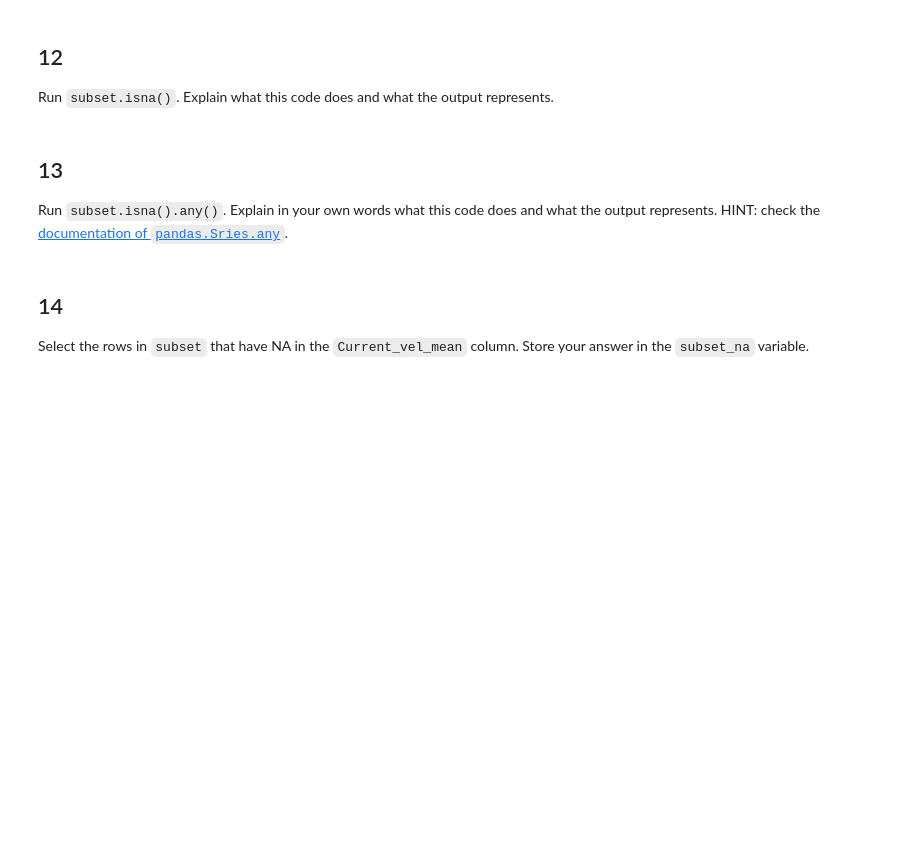
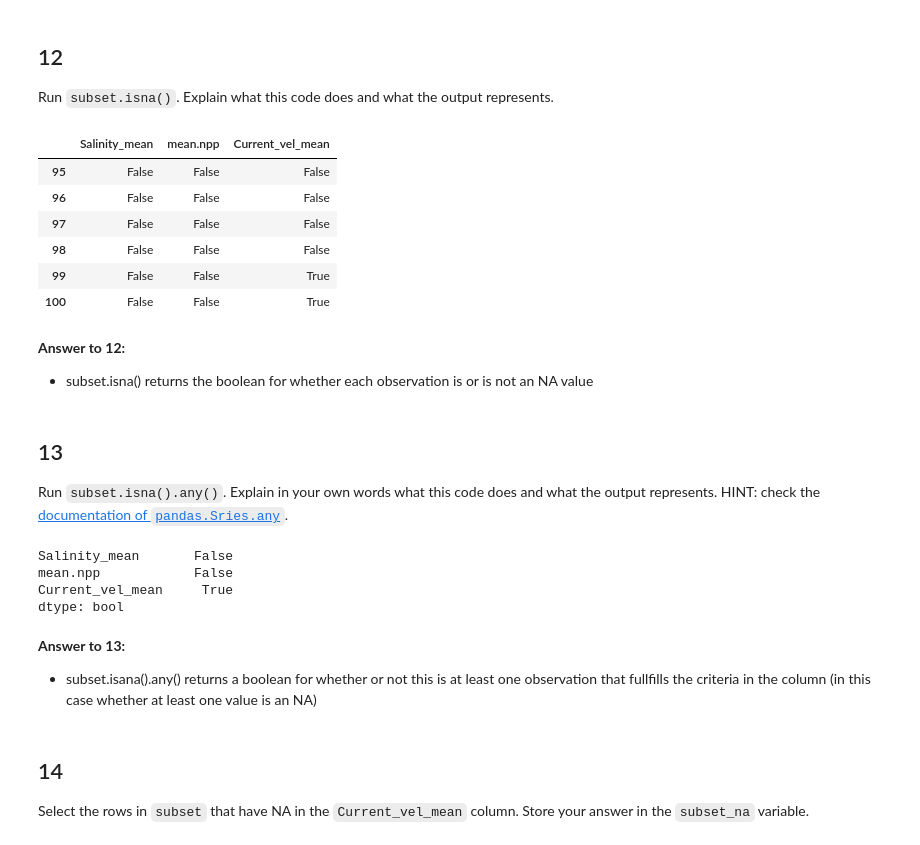
Before and after one commit to madisonenda/eds220-hwk1, a Jupyter notebook: hwk1-task2-corals-Enda.ipynb, the cells around one changed output. Saved outputs shown, nothing was run; the diff lists cells and outputs as text; code cells hidden in the pictures; blank space fills up the shorter version.

```diff
--- a/hwk1-task2-corals-Enda.ipynb
+++ b/hwk1-task2-corals-Enda.ipynb
@@ -396,6 +434,20 @@ HINT: the ouput columns should be `Salinity_mean`, `mean.npp` and `Current_vel_m
 ## 12
 
 Run `subset.isna()`. Explain what this code does and what the output represents.
+# %%
+# Running subset.isna() to see what is produced
+subset.isna()
+# %% [output]
+|  | Salinity_mean | mean.npp | Current_vel_mean |
+| 95 | False | False | False |
+| 96 | False | False | False |
+| 97 | False | False | False |
+| 98 | False | False | False |
+| 99 | False | False | True |
+| 100 | False | False | True |
+# %% [markdown]
+**Answer to 12:**
+- subset.isna() returns the boolean for whether each observation is or is not an NA value
 # %% [markdown]
 <!-- END QUESTION -->
 
@@ -403,6 +455,17 @@ Run `subset.isna()`. Explain what this code does and what the output represents.
 
 ## 13
 Run `subset.isna().any()`. Explain in your own words what this code does and what the output represents. HINT: check the [documentation of `pandas.Sries.any`](https://pandas.pydata.org/docs/reference/api/pandas.Series.any.html).
+# %%
+# Running subset.isna().any() to see what is produced
+subset.isna().any()
+# %% [output]
+Salinity_mean       False
+mean.npp            False
+Current_vel_mean     True
+dtype: bool
+# %% [markdown]
+**Answer to 13:**
+- subset.isana().any() returns a boolean for whether or not this is at least one observation that fullfills the criteria in the column (in this case whether at least one value is an NA)
 # %% [markdown]
 <!-- END QUESTION -->
 
```
Also changed, not shown: parts of 4 cells of this notebook.
